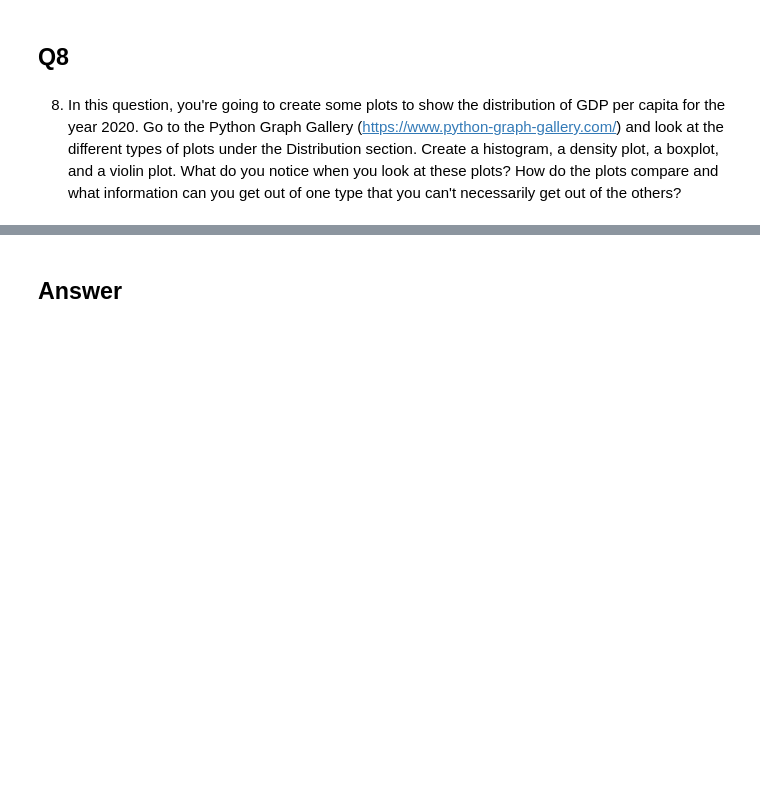
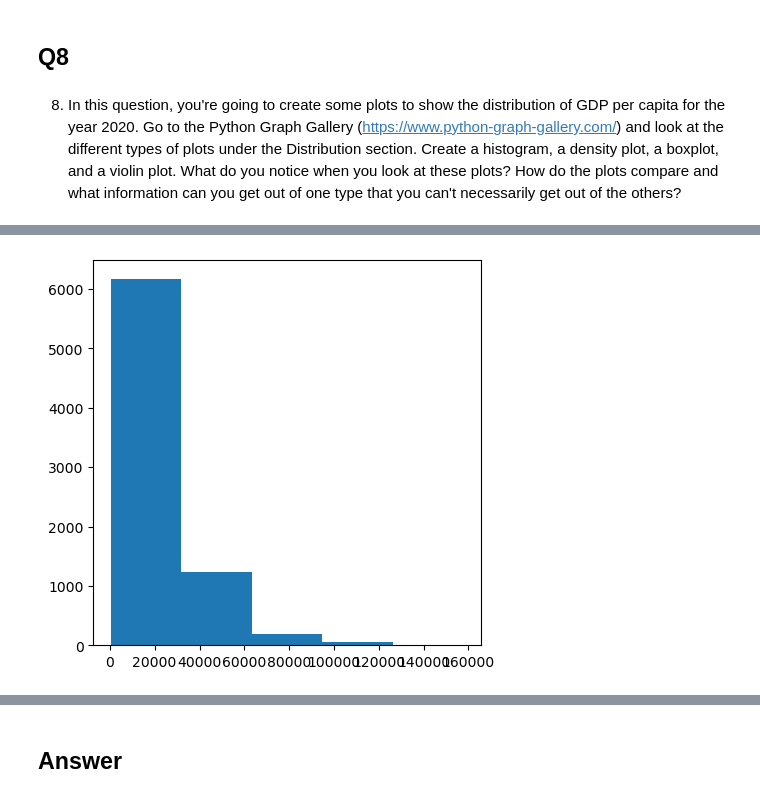
Before and after one commit to NSS-Data-Analytics-Cohort-11/undata-MQuarles2012, a Jupyter notebook: notebook/UN_data_DA11_MelQ.ipynb, the cells around one changed output, grey strips where cells are left out. Saved outputs shown, nothing was run; the diff lists cells and outputs as text; code cells hidden in the pictures; blank space fills up the shorter version.

```diff
--- a/notebook/UN_data_DA11_MelQ.ipynb
+++ b/notebook/UN_data_DA11_MelQ.ipynb
@@ -158 +192,8 @@ Observations:
+# %%
+#another histogram
+values = gdp_df.GDP_Per_Capita
+fig, ax = plt.subplots(figsize = (5, 5))
+ax.hist(values, bins=5);
+# %% [output]
+[figure, added]
 # %%
```
Also changed, not shown: parts of 14 cells of this notebook.
